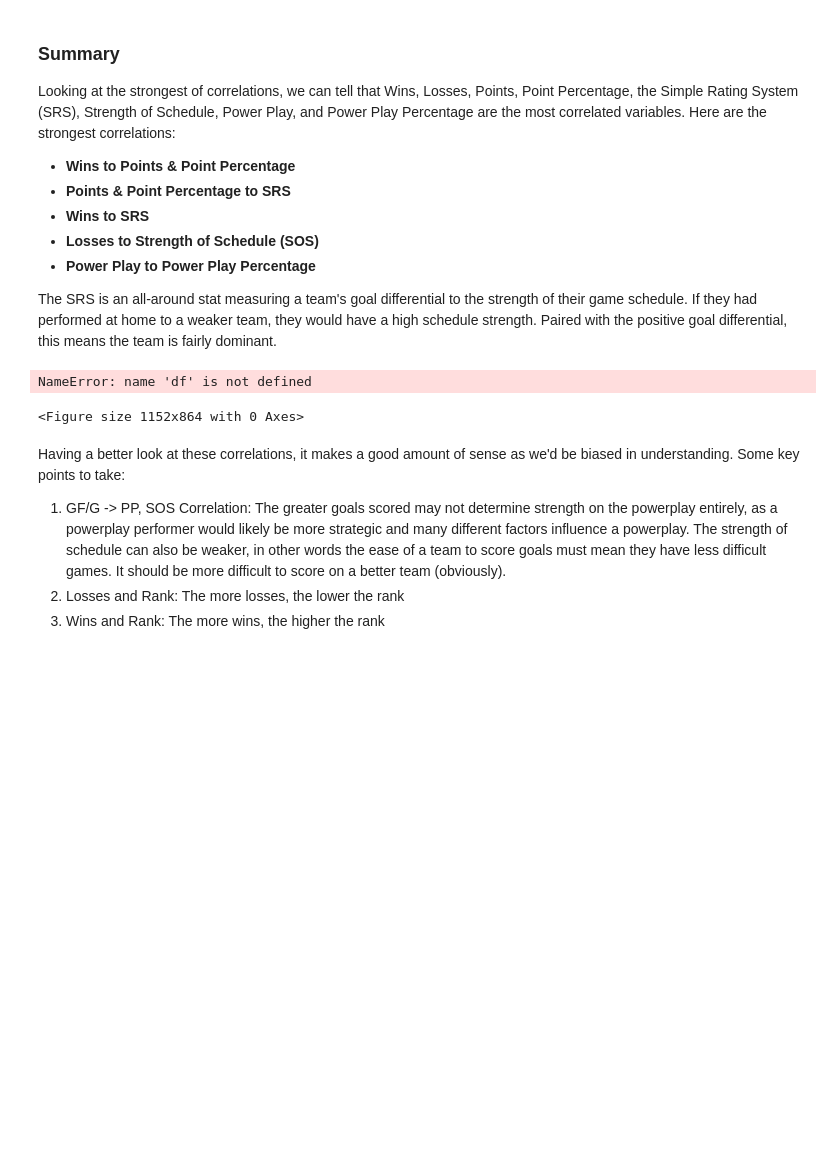
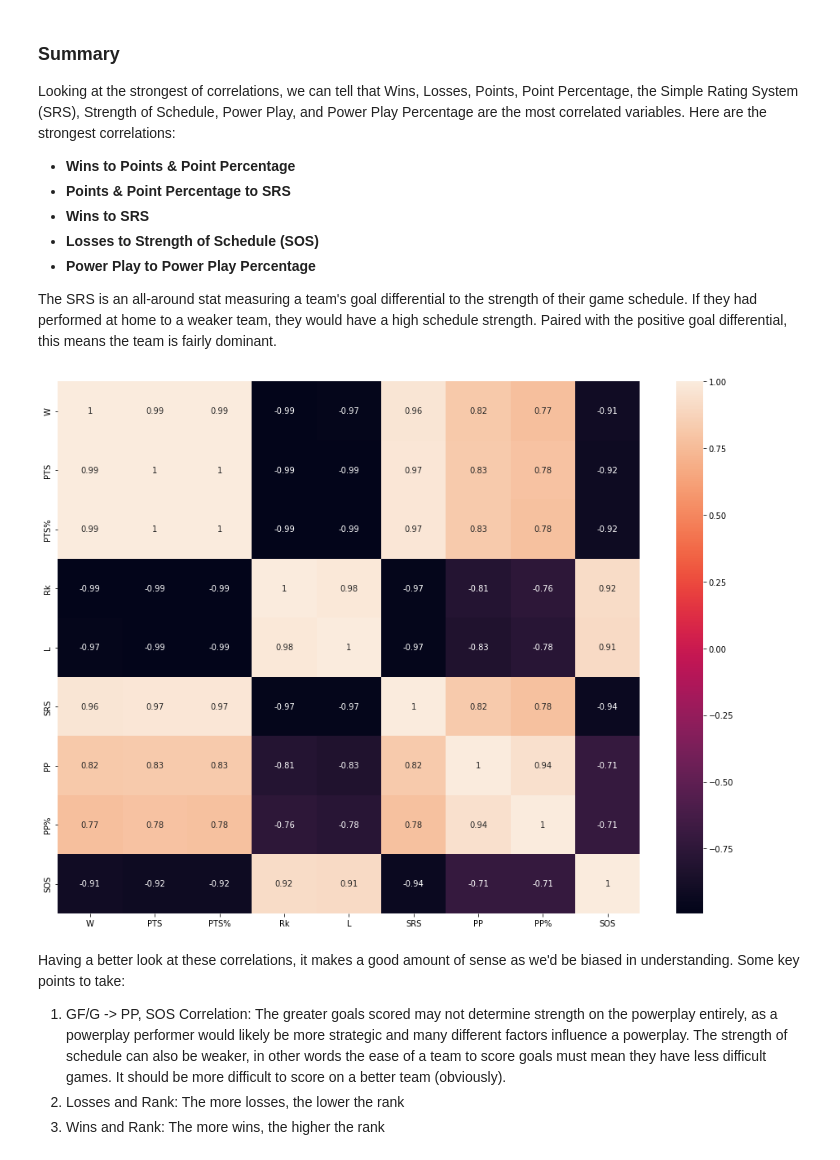
Before and after one commit to RyanSchraeder/StanleyCupPredictions, a Jupyter notebook: src/notebooks/eda_and_feature_selection.ipynb, the cells around one changed output. Drawn from its saved outputs; the diff is of its cells as text; code cells hidden in the pictures; blank space fills up the shorter version.

Commit message:
final revisions, recollect data, finalize visuals and model

```diff
--- a/src/notebooks/eda_and_feature_selection.ipynb
+++ b/src/notebooks/eda_and_feature_selection.ipynb
@@ -162,15 +162,14 @@ The SRS is an all-around stat measuring a team's goal differential to the streng
 # %%
 ## Plotting strongest correlations
 plt.figure(figsize=(16,12))
 
-top_10_corr = df[strong_corrs_df.variable.to_list()].corr()
+top_10_corr = team_stats[strong_corrs_df.variable.to_list()].corr()
 sns.heatmap(top_10_corr, annot=True)
 plt.savefig('../../images/top_10_correlations.png')
 
 plt.show()
 # %% [output]
-NameError: name 'df' is not defined
-<Figure size 1152x864 with 0 Axes>
+[figure, added]
 # %% [markdown]
 Having a better look at these correlations, it makes a good amount of sense as we'd be biased in understanding.
 Some key points to take:
```
Also changed, not shown: parts of 13 cells of this notebook, 44 other files.
